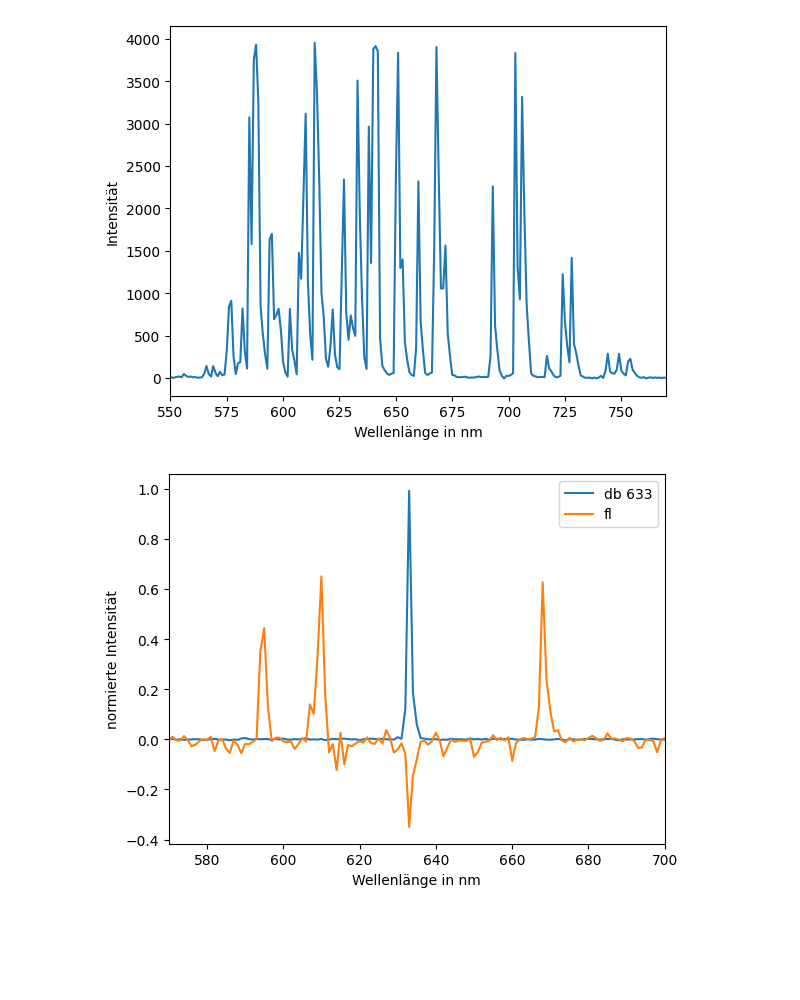
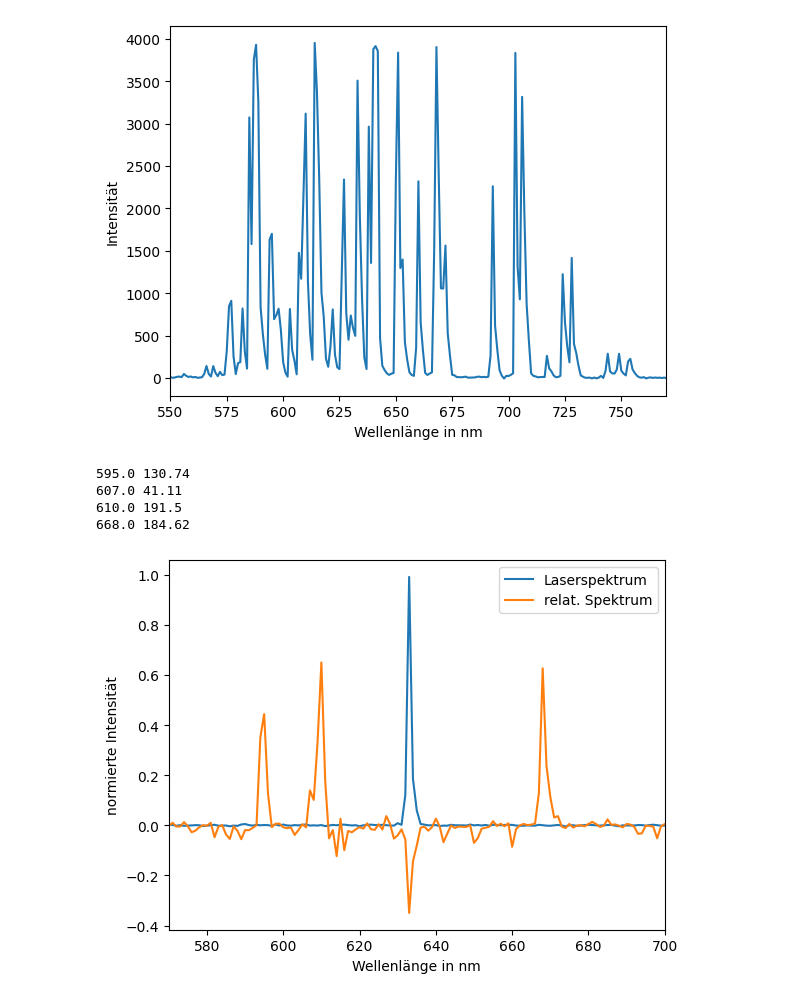
Before and after one commit to emhl/FP1, a Jupyter notebook: HeNe-Laser.ipynb, the cells around one changed output. Saved outputs shown, nothing was run; the diff lists cells and outputs as text; code cells hidden in the pictures; blank space fills up the shorter version.

```diff
--- a/HeNe-Laser.ipynb
+++ b/HeNe-Laser.ipynb
@@ -449,16 +466,27 @@ plt.savefig("HeNe-Laser/output/5-fluoreszenz-zoom.png")
 # %% [output]
 [figure]
 # %%
-plt.plot(db_633[0],norm2(db_633[1]),label='db 633')
-plt.plot(fl_db_633[0],norm2(fl_db_633[1]),label='fl')
+plt.plot(db_633[0],norm2(db_633[1]),label='Laserspektrum')
+plt.plot(fl_db_633[0],norm2(fl_db_633[1]),label='relat. Spektrum')
 
 plt.xlim(570,700)
 plt.legend()
+
+# find peaks
+peaks = find_peaks(norm2(fl_db_633[1]),height=0.1)
+for i in peaks[0]:
+    print(fl_db_633[0][i], fl_db_633[1][i])
+
+# plt.scatter(fl_db_633[0][peaks[0]],[0]*len(peaks[0]),c='r')
 
 plt.xlabel("Wellenlänge in nm")
 plt.ylabel("normierte Intensität")
 
 plt.savefig("HeNe-Laser/output/5-fluoreszenz-db-633.png")
 # %% [output]
+595.0 130.74
+607.0 41.11
+610.0 191.5
+668.0 184.62
-[figure, old version]
+[figure, new version]
 # %%
```
Also changed, not shown: parts of 7 cells of this notebook, 5 other files.
